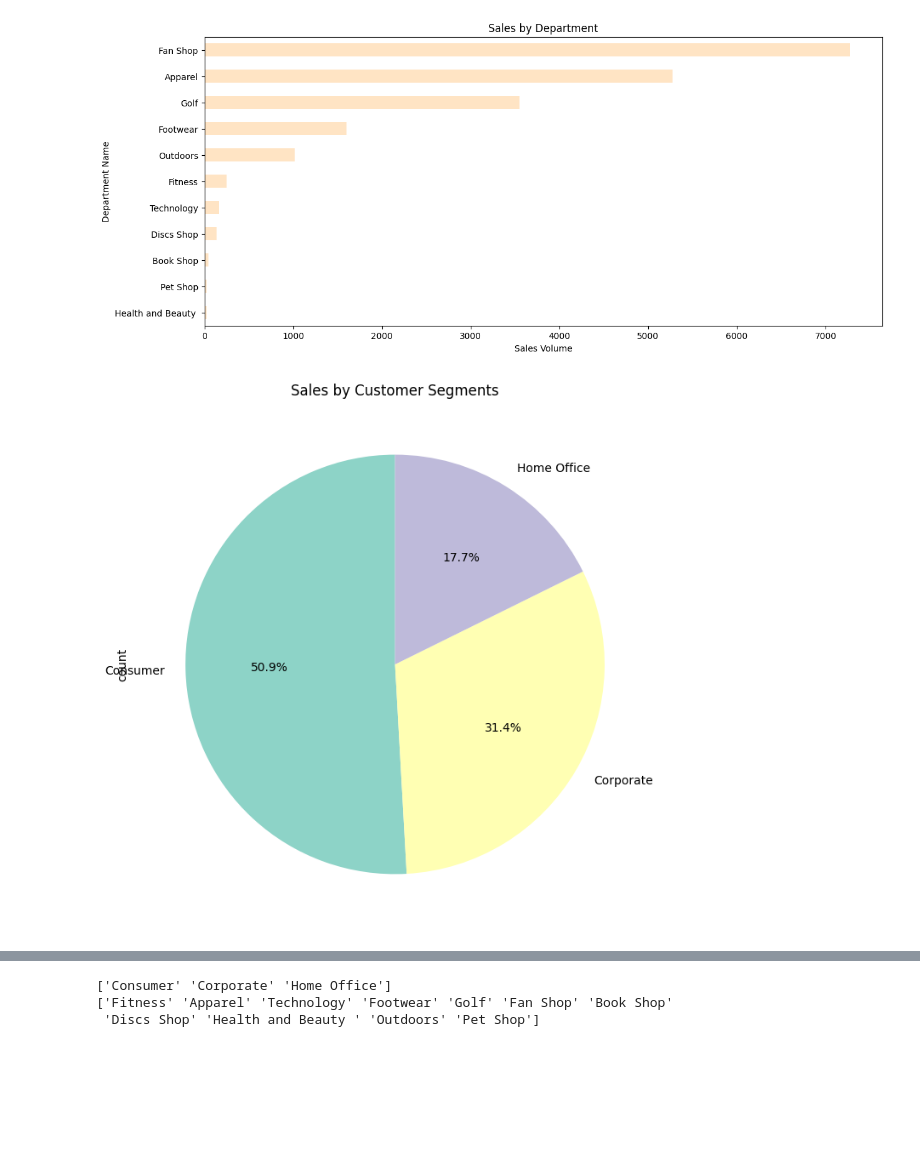
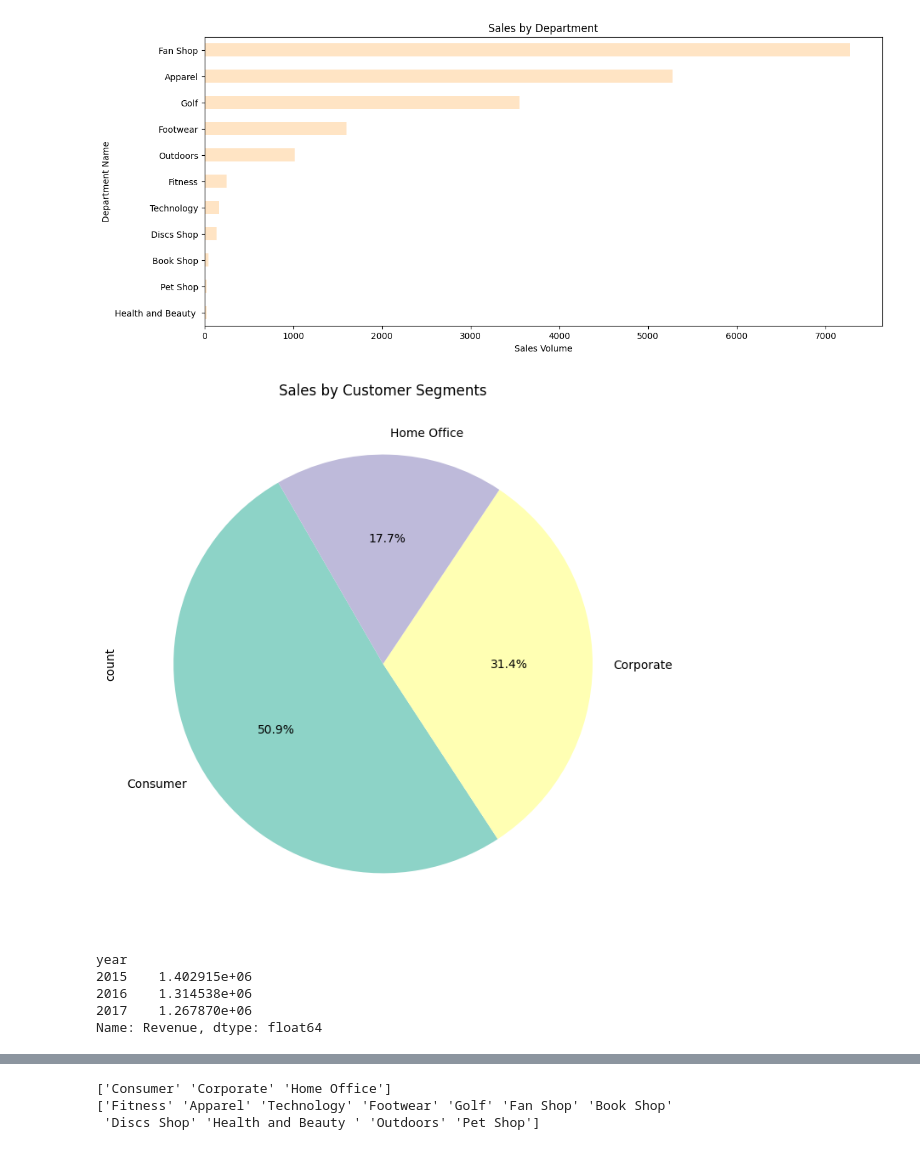
Before and after one commit to ylangylangg/MY-DAC-Curriculum, a Jupyter notebook: DAC-Internal-Group9/RetailStores-Attempt2.ipynb, the cells around one changed output, grey strips where cells are left out. Drawn from its saved outputs; the diff is of its cells as text; code cells hidden in the pictures; blank space fills up the shorter version.

```diff
--- a/DAC-Internal-Group9/RetailStores-Attempt2.ipynb
+++ b/DAC-Internal-Group9/RetailStores-Attempt2.ipynb
@@ -39,8 +37,18 @@ plt.show()
 # %% [output]
 [figure]
 # %%
-df['Customer Segment'].value_counts().sort_index().plot(kind='pie', title='Sales by Customer Segments', autopct='%1.1f%%', startangle=90, figsize=(8, 8), colors = sns.color_palette("Set3"))
+df['Customer Segment'].value_counts().sort_index().plot(kind='pie', title='Sales by Customer Segments', autopct='%1.1f%%', startangle=120, figsize=(8, 8), colors = sns.color_palette("Set3"))
 plt.rcParams['figure.figsize'] = (14, 6)
 plt.show()
 # %% [output]
-[figure, old version]
+[figure, new version]
+# %%
+df['Revenue'] = df['Order Item Product Price'] * df['Order Item Quantity']
+annual_revenue = df.groupby('year')['Revenue'].sum()
+print(annual_revenue)
+# %% [output]
+year
+2015    1.402915e+06
+2016    1.314538e+06
+2017    1.267870e+06
+Name: Revenue, dtype: float64
```
Also changed, not shown: parts of 5 cells of this notebook, 2 other files.
